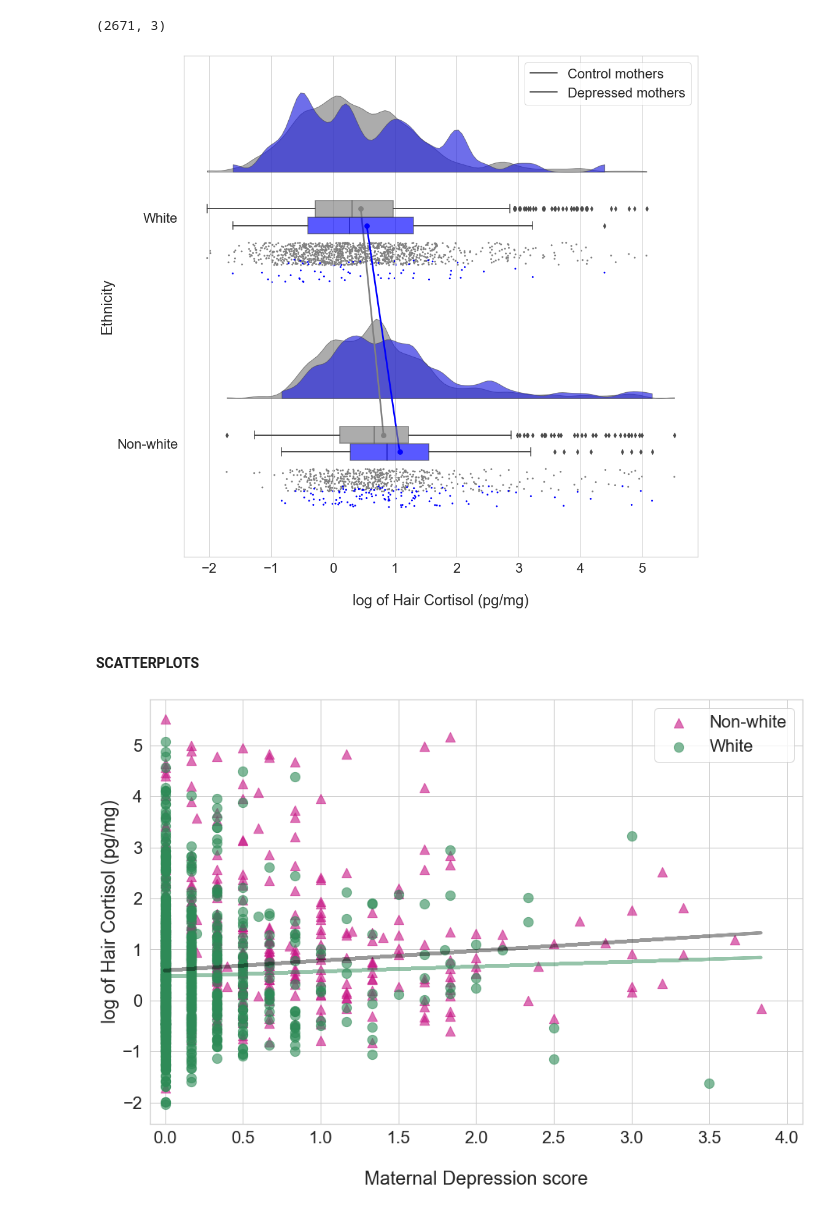
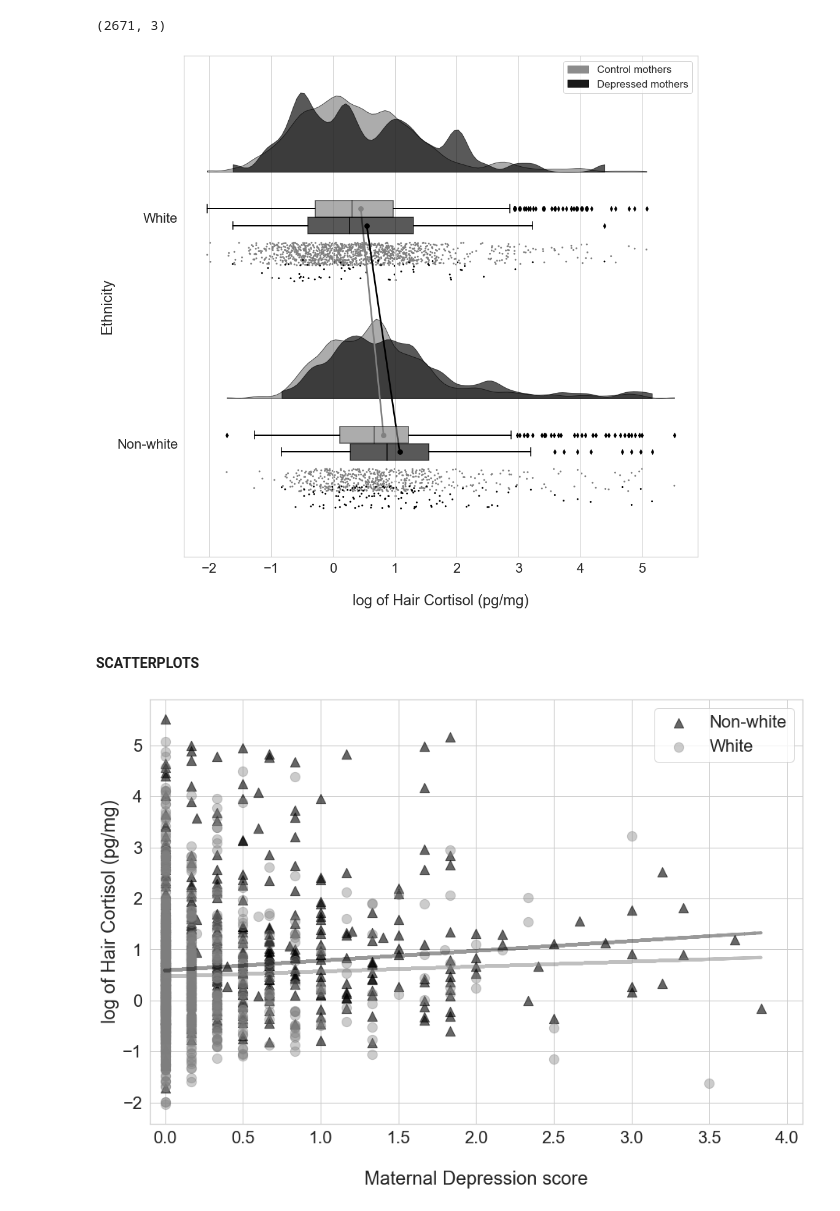
Before and after one commit to SereDef/prenatal-depression-cortisol-6y, a Jupyter notebook: 5-Plots.ipynb, the cells around one changed output. Drawn from its saved outputs; the diff is of its cells as text; code cells hidden in the pictures.

Commit message:
color removed from plots

```diff
--- a/5-Plots.ipynb
+++ b/5-Plots.ipynb
@@ -52,24 +53,25 @@ g.shape
 # %% [output]
 (2671, 3)
 # %%
-ort = "h"; pal = ['grey','blue']; sigma = .12
+ort = "h"; pal = ['grey','black']; sigma = .12
 
 f, ax = plt.subplots(figsize=(15, 15))
 
 ax = pt.RainCloud(x = g["childRaceEth"], y = g["lncortisol"],
                   hue = g["bsiScoreFlg"],
-                  data = g, palette = pal, bw = sigma,
-                 width_viol = .7, ax = ax, orient = ort, alpha = .65,
+                  data = g, palette = pal, bw = sigma, edgecolor='black',
+                  width_viol = .7, ax = ax, orient = ort, alpha = .65,
                   dodge = True, pointplot = True, move = .2)
 
-ax.legend(['Control mothers', 'Depressed mothers'])
+ax.legend(handles = [mpatch.Patch(color=pal[0], alpha = .9, label = 'Control mothers'),
+                     mpatch.Patch(color=pal[1], alpha = .9, label = 'Depressed mothers')], fontsize = 17)
 ax.set_yticklabels(['White', 'Non-white'])
 ax.set_ylabel("Ethnicity"); ax.set_xlabel("\nlog of Hair Cortisol (pg/mg)");
 
 plt.savefig("rainplot",dpi = 300, edgecolorcolor = "white",
           facecolor = "white", pad_inches=0.1, frameon=True)
 # %% [output]
-[figure, old version]
+[figure, new version]
 # %% [markdown]
 #### SCATTERPLOTS
 # %%
@@ -77,16 +79,17 @@ data["Ethnicity"] = ["Non-white" if  x == 1 else "White" for x in data['childRac
 
 f, ax2 = plt.subplots(figsize=(15, 10))
 
-colors = { "Non-white":'mediumvioletred', "White" :'seagreen'}
+edgecs =  { "Non-white":'black', "White" :'grey'}
 markers = { "Non-white":'^', "White" :'o'}
+alphas =  { "Non-white": 0.6, "White" : 0.4}
 
-plt.plot(data["bsiScore"], 0.09646028*data["bsiScore"] + 0.47266192, color = 'seagreen', alpha = 0.5, lw = 4)
-plt.plot(data["bsiScore"], 0.1923598*data["bsiScore"] + 0.5887694, color = 'black', alpha = 0.4, lw = 4)
+plt.plot(data["bsiScore"], 0.09646028*data["bsiScore"] + 0.47266192, color = 'grey', alpha = 0.5, lw = 4)
+plt.plot(data["bsiScore"], 0.1923598*data["bsiScore"] + 0.5887694, ls = 'dashed', color = 'black', alpha = 0.4, lw = 4)
 
 grouped = data.groupby('Ethnicity')
 for key, group in grouped:
     group.plot(ax=ax2, kind='scatter', x='bsiScore', y='lncortisol', marker = markers[key], s = 150,
-               label= key, color=colors[key], alpha = 0.6)
+               label= key, alpha = alphas[key], color = edgecs[key])
 
 plt.ylabel("log of Hair Cortisol (pg/mg)"); plt.xlabel("\nMaternal Depression score")
 plt.xlim(-0.1, 4.1)
@@ -94,4 +97,4 @@ plt.xlim(-0.1, 4.1)
 plt.savefig("scatterplot",dpi = 300, edgecolorcolor = "white",
            facecolor = "white", pad_inches=0.1, frameon=True)
 # %% [output]
-[figure, old version]
+[figure, new version]
```
Also changed, not shown: parts of 2 cells of this notebook.
